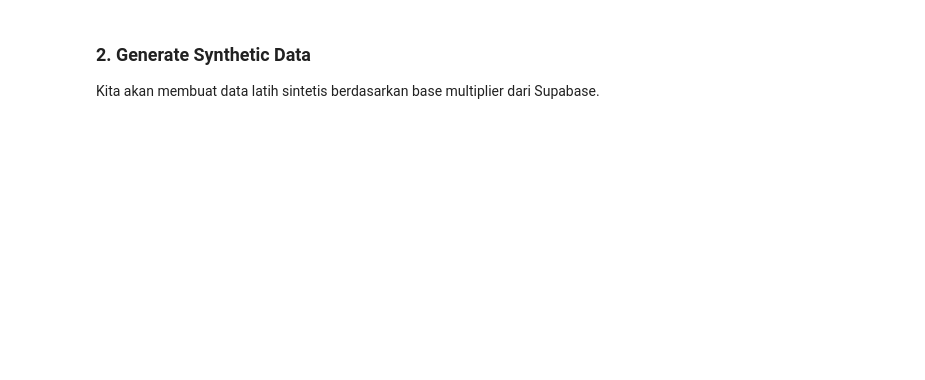
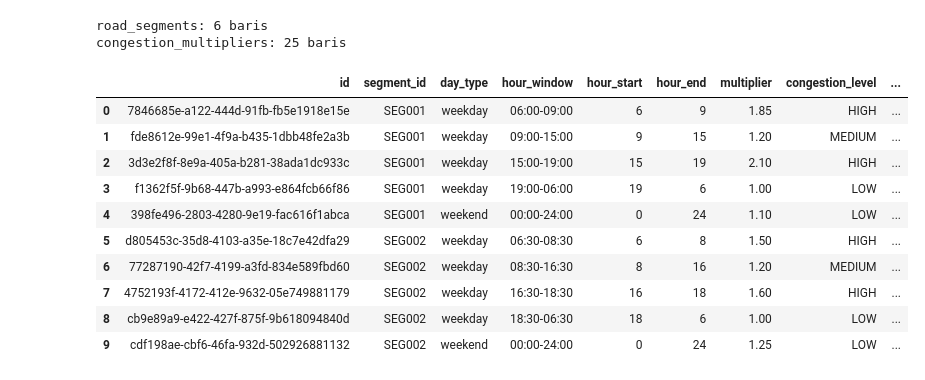
Before and after one commit to mhddanial/hackathon, a Jupyter notebook: backend/scripts/train_model.ipynb, the cells around one changed output. Saved outputs shown, nothing was run; the diff lists cells and outputs as text; code cells hidden in the pictures; blank space fills up the shorter version.

```diff
--- a/backend/scripts/train_model.ipynb
+++ b/backend/scripts/train_model.ipynb
@@ -25,11 +52,24 @@ supabase: Client = create_client(url, key)
 # %%
 response_segments = supabase.table("road_segments").select("*").execute()
 response_multipliers = supabase.table("congestion_multipliers").select("*").execute()
 
 df_segments = pd.DataFrame(response_segments.data)
 df_multipliers = pd.DataFrame(response_multipliers.data)
 
-df_segments.head()
+print(f"road_segments: {len(df_segments)} baris")
+print(f"congestion_multipliers: {len(df_multipliers)} baris")
+df_multipliers.head(10)
+# %% [output]
+road_segments: 6 baris
+congestion_multipliers: 25 baris
+|  | id | segment_id | day_type | hour_window | hour_start | hour_end | multiplier | congestion_level | ... |
+| 0 | 7846685e-a122-444d-91fb-fb5e1918e15e | SEG001 | weekday | 06:00-09:00 | 6 | 9 | 1.85 | HIGH | ... |
+| 1 | fde8612e-99e1-4f9a-b435-1dbb48fe2a3b | SEG001 | weekday | 09:00-15:00 | 9 | 15 | 1.20 | MEDIUM | ... |
+| 2 | 3d3e2f8f-8e9a-405a-b281-38ada1dc933c | SEG001 | weekday | 15:00-19:00 | 15 | 19 | 2.10 | HIGH | ... |
+| 3 | f1362f5f-9b68-447b-a993-e864fcb66f86 | SEG001 | weekday | 19:00-06:00 | 19 | 6 | 1.00 | LOW | ... |
+| 4 | 398fe496-2803-4280-9e19-fac616f1abca | SEG001 | weekend | 00:00-24:00 | 0 | 24 | 1.10 | LOW | ... |
+| 5 | d805453c-35d8-4103-a35e-18c7e42dfa29 | SEG002 | weekday | 06:30-08:30 | 6 | 8 | 1.50 | HIGH | ... |
+| 6 | 77287190-42f7-4199-a3fd-834e589fbd60 | SEG002 | weekday | 08:30-16:30 | 8 | 16 | 1.20 | MEDIUM | ... |
+| 7 | 4752193f-4172-412e-9632-05e749881179 | SEG002 | weekday | 16:30-18:30 | 16 | 18 | 1.60 | HIGH | ... |
+| 8 | cb9e89a9-e422-427f-875f-9b618094840d | SEG002 | weekday | 18:30-06:30 | 18 | 6 | 1.00 | LOW | ... |
+| 9 | cdf198ae-cbf6-46fa-932d-502926881132 | SEG002 | weekend | 00:00-24:00 | 0 | 24 | 1.25 | LOW | ... |
-# %% [markdown]
-### 2. Generate Synthetic Data
-Kita akan membuat data latih sintetis berdasarkan base multiplier dari Supabase.
```
Also changed, not shown: parts of 24 cells of this notebook, 9 other files.
